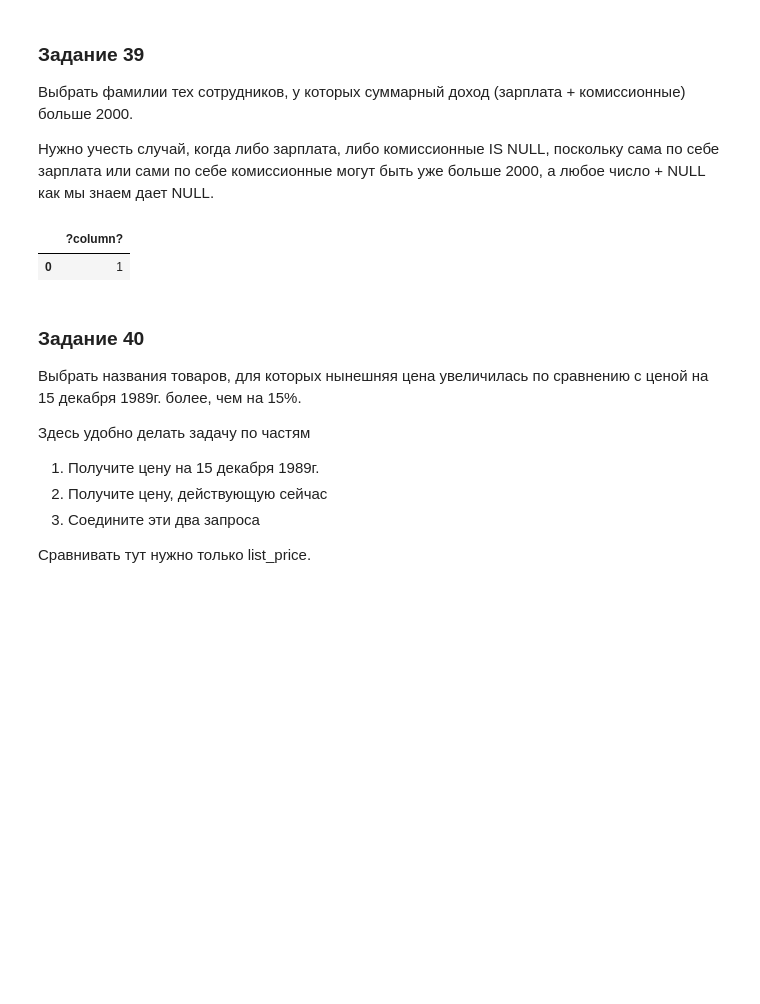
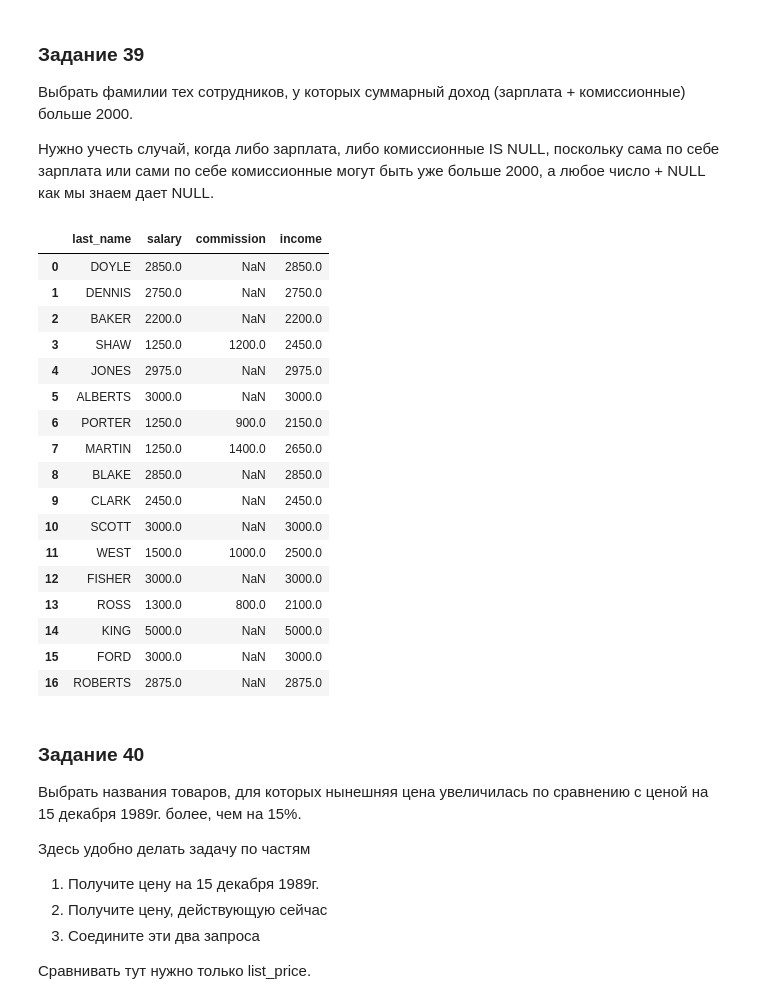
Before and after one commit to Ed00107/sbd1, a Jupyter notebook: Большое_ДЗ_1.ipynb, the cells around one changed output. Drawn from its saved outputs; the diff is of its cells as text; code cells hidden in the pictures; blank space fills up the shorter version.

```diff
--- a/Большое_ДЗ_1.ipynb
+++ b/Большое_ДЗ_1.ipynb
@@ -691,13 +1126,33 @@ Select 1
 Выбрать фамилии тех сотрудников, у которых суммарный доход (зарплата + комиссионные) больше 2000.
 
 Нужно учесть случай, когда либо зарплата, либо комиссионные IS NULL, поскольку сама по себе зарплата или сами по себе комиссионные могут быть уже больше 2000, а любое число + NULL как мы знаем дает NULL.
-# %%
-pd.read_sql_query("""
-Select 1
-""", conn)
-# %% [output]
-|  | ?column? |
-| 0 | 1 |
+# %%
+pd.read_sql_query("""
+SELECT  last_name, salary,commission,coalesce(salary, 0) + coalesce(commission, 0) AS income
+
+FROM  da.employee
+
+WHERE  coalesce(salary, 0) + coalesce(commission, 0) > 2000
+""", conn)
+# %% [output]
+|  | last_name | salary | commission | income |
+| 0 | DOYLE | 2850.0 | NaN | 2850.0 |
+| 1 | DENNIS | 2750.0 | NaN | 2750.0 |
+| 2 | BAKER | 2200.0 | NaN | 2200.0 |
+| 3 | SHAW | 1250.0 | 1200.0 | 2450.0 |
+| 4 | JONES | 2975.0 | NaN | 2975.0 |
+| 5 | ALBERTS | 3000.0 | NaN | 3000.0 |
+| 6 | PORTER | 1250.0 | 900.0 | 2150.0 |
+| 7 | MARTIN | 1250.0 | 1400.0 | 2650.0 |
+| 8 | BLAKE | 2850.0 | NaN | 2850.0 |
+| 9 | CLARK | 2450.0 | NaN | 2450.0 |
+| 10 | SCOTT | 3000.0 | NaN | 3000.0 |
+| 11 | WEST | 1500.0 | 1000.0 | 2500.0 |
+| 12 | FISHER | 3000.0 | NaN | 3000.0 |
+| 13 | ROSS | 1300.0 | 800.0 | 2100.0 |
+| 14 | KING | 5000.0 | NaN | 5000.0 |
+| 15 | FORD | 3000.0 | NaN | 3000.0 |
+| 16 | ROBERTS | 2875.0 | NaN | 2875.0 |
 # %% [markdown]
 ### Задание 40
 Выбрать названия товаров, для которых нынешняя цена увеличилась по сравнению с ценой на 15 декабря 1989г. более, чем на 15%.
```
Also changed, not shown: parts of 113 cells of this notebook.
